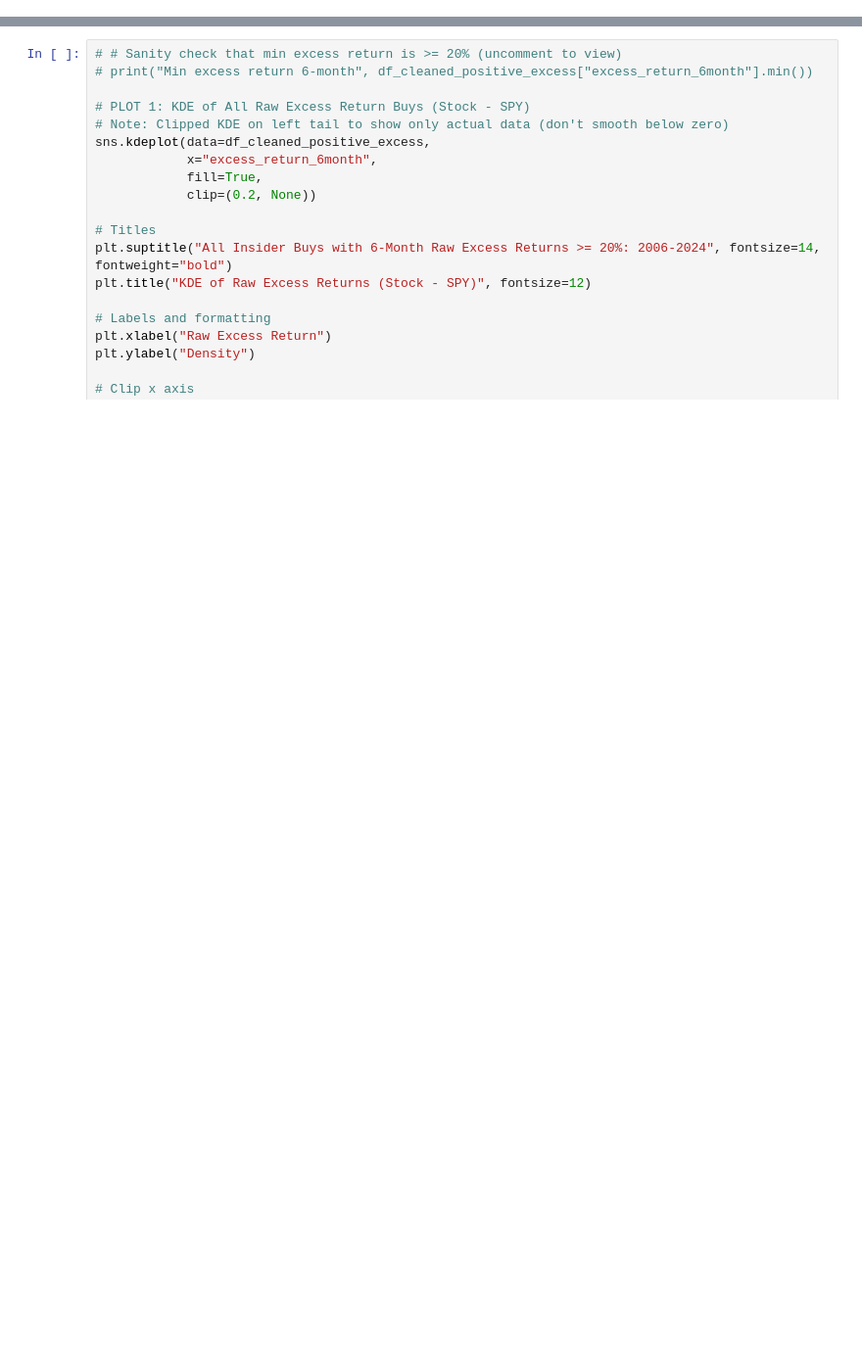
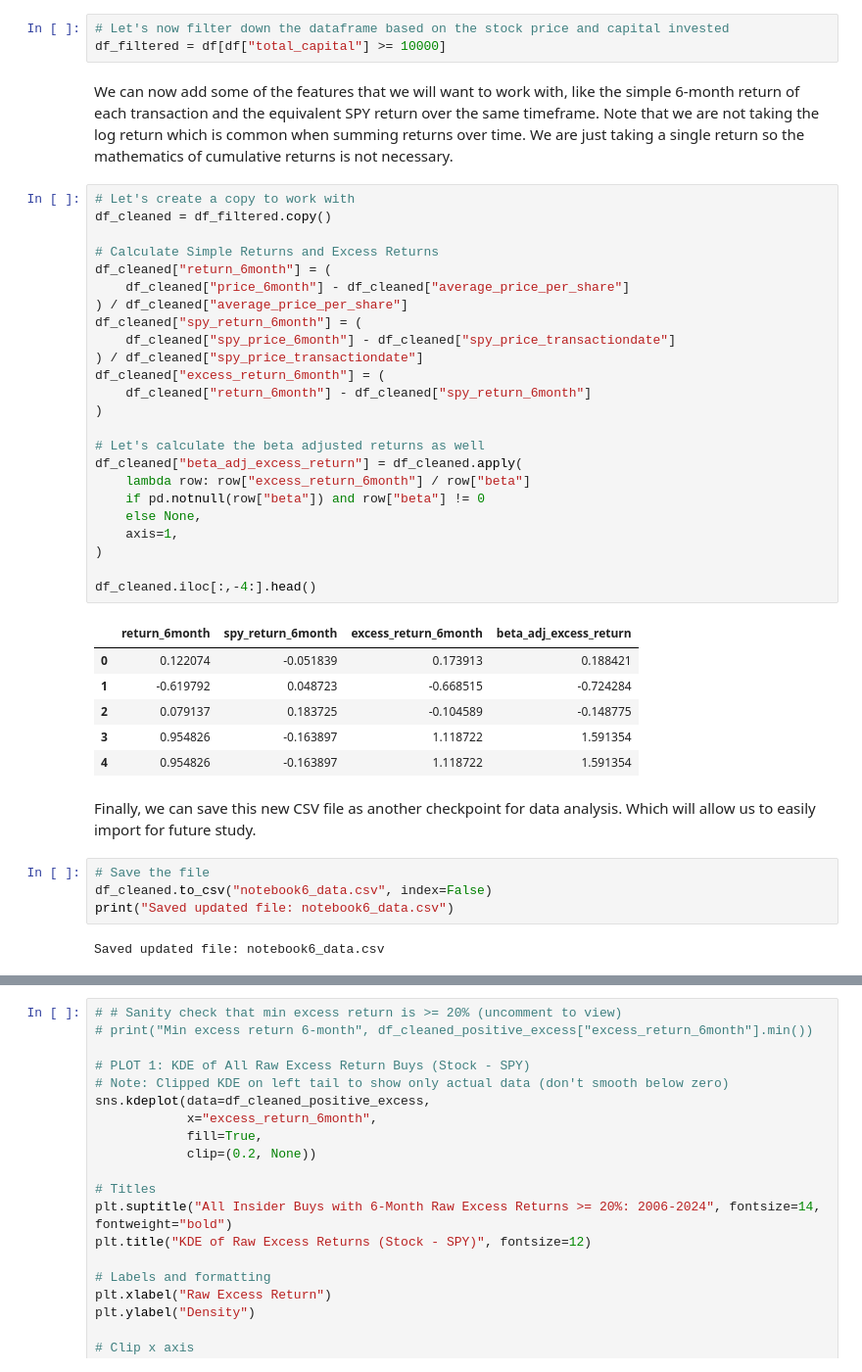
Before and after one commit to tmacpherson6/Do-Insiders-Know-Something-We-Dont, a Jupyter notebook: Notebook 6 - good_buyers.ipynb, the cells around one changed output, grey strips where cells are left out. Shown at 98% size. Drawn from its saved outputs; the diff is of its cells as text; blank space fills up the shorter version.

```diff
--- a/Notebook 6 - good_buyers.ipynb
+++ b/Notebook 6 - good_buyers.ipynb
@@ -134,0 +58,44 @@ columns_to_include = [
+# %%
+# Let's now filter down the dataframe based on the stock price and capital invested
+df_filtered = df[df["total_capital"] >= 10000]
+# %% [markdown]
+We can now add some of the features that we will want to work with, like the simple 6-month return of each transaction and the equivalent SPY return over the same timeframe. Note that we are not taking the log return which is common when summing returns over time. We are just taking a single return so the mathematics of cumulative returns is not necessary.
+# %%
+# Let's create a copy to work with
+df_cleaned = df_filtered.copy()
+
+# Calculate Simple Returns and Excess Returns
+df_cleaned["return_6month"] = (
+    df_cleaned["price_6month"] - df_cleaned["average_price_per_share"]
+) / df_cleaned["average_price_per_share"]
+df_cleaned["spy_return_6month"] = (
+    df_cleaned["spy_price_6month"] - df_cleaned["spy_price_transactiondate"]
+) / df_cleaned["spy_price_transactiondate"]
+df_cleaned["excess_return_6month"] = (
+    df_cleaned["return_6month"] - df_cleaned["spy_return_6month"]
+)
+
+# Let's calculate the beta adjusted returns as well
+df_cleaned["beta_adj_excess_return"] = df_cleaned.apply(
+    lambda row: row["excess_return_6month"] / row["beta"]
+    if pd.notnull(row["beta"]) and row["beta"] != 0
+    else None,
+    axis=1,
+)
+
+df_cleaned.iloc[:,-4:].head()
+# %% [output]
+|  | return_6month | spy_return_6month | excess_return_6month | beta_adj_excess_return |
+| 0 | 0.122074 | -0.051839 | 0.173913 | 0.188421 |
+| 1 | -0.619792 | 0.048723 | -0.668515 | -0.724284 |
+| 2 | 0.079137 | 0.183725 | -0.104589 | -0.148775 |
+| 3 | 0.954826 | -0.163897 | 1.118722 | 1.591354 |
+| 4 | 0.954826 | -0.163897 | 1.118722 | 1.591354 |
+# %% [markdown]
+Finally, we can save this new CSV file as another checkpoint for data analysis. Which will allow us to easily import for future study.
+# %%
+# Save the file
+df_cleaned.to_csv("notebook6_data.csv", index=False)
+print("Saved updated file: notebook6_data.csv")
+# %% [output]
+Saved updated file: notebook6_data.csv
```
Also changed, not shown: parts of 17 cells of this notebook, 1 other file.
